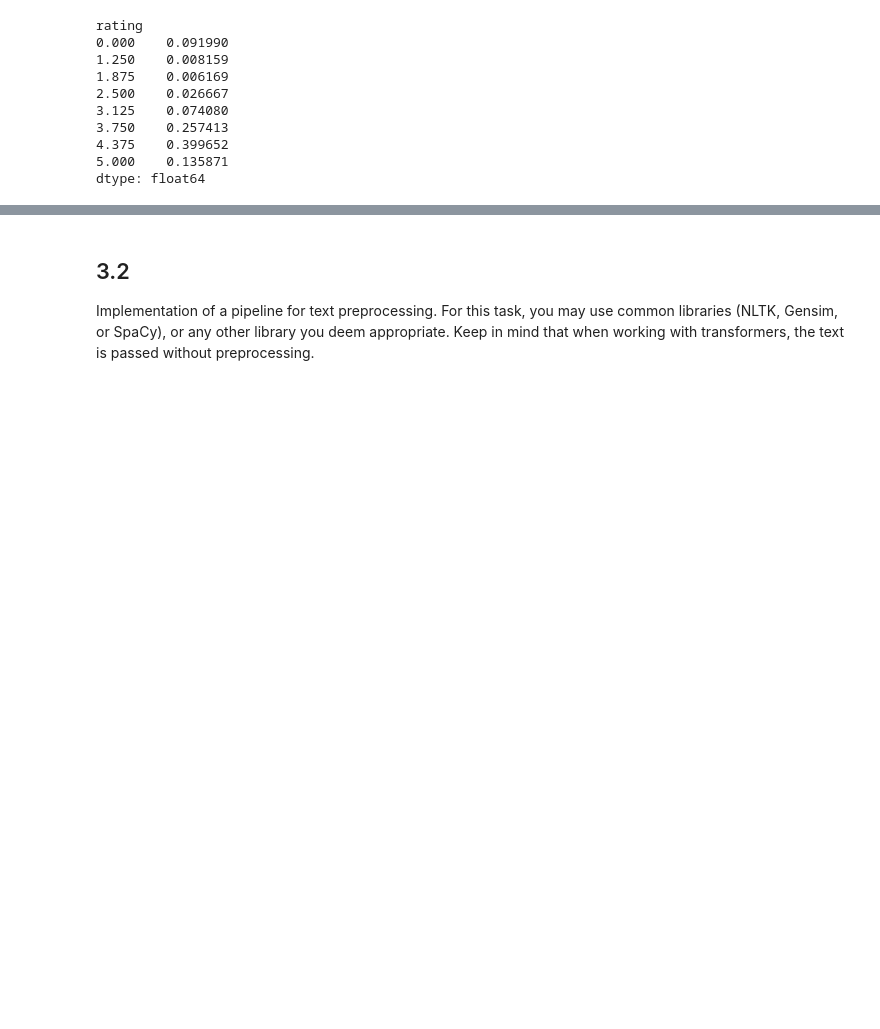
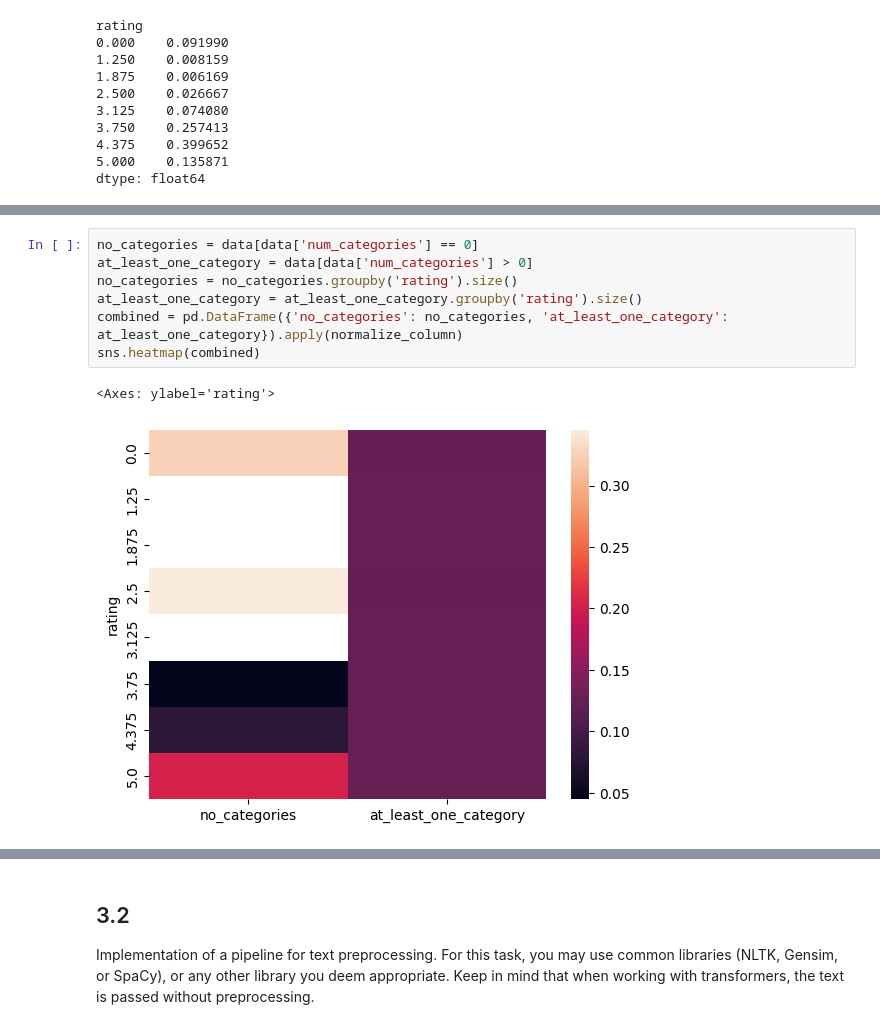
Before and after one commit to BenediktMehl/DataProcessingFinalProject, a Jupyter notebook: preprocessing.ipynb, the cells around one changed output, grey strips where cells are left out. Saved outputs shown, nothing was run; the diff lists cells and outputs as text; blank space fills up the shorter version.

```diff
--- a/preprocessing.ipynb
+++ b/preprocessing.ipynb
@@ -178,0 +198,10 @@ dtype: int64
+# %%
+no_categories = data[data['num_categories'] == 0]
+at_least_one_category = data[data['num_categories'] > 0]
+no_categories = no_categories.groupby('rating').size()
+at_least_one_category = at_least_one_category.groupby('rating').size()
+combined = pd.DataFrame({'no_categories': no_categories, 'at_least_one_category': at_least_one_category}).apply(normalize_column)
+sns.heatmap(combined)
+# %% [output]
+<Axes: ylabel='rating'>
+[figure, added]
```
Also changed, not shown: parts of 53 cells of this notebook, 1 other file.
